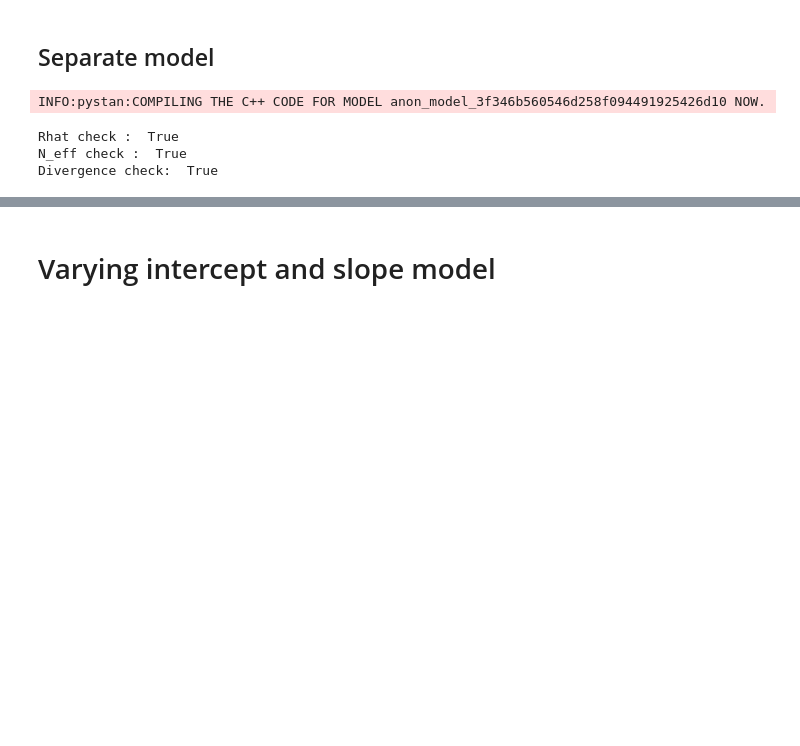
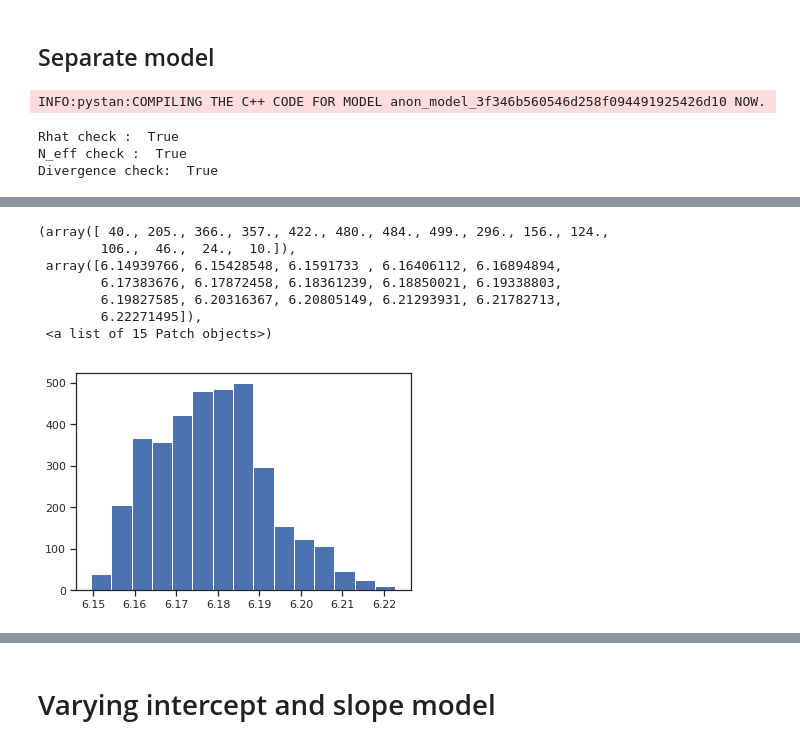
Before and after one commit to cthai721/bda-project, a Jupyter notebook: Effects on Learning of teaching experience.ipynb, the cells around one changed output, grey strips where cells are left out. Drawn from its saved outputs; the diff is of its cells as text; code cells hidden in the pictures; blank space fills up the shorter version.

```diff
--- a/Effects on Learning of teaching experience.ipynb
+++ b/Effects on Learning of teaching experience.ipynb
@@ -523,8 +525,19 @@ dtype: float64
 # %%
 Y_pred = []
 for i in range(X_test.shape[0]):
     school = X_test.loc[i, 'school']
     Y_pred.append(alpha[school-1] + beta*X_test.loc[i, 'year_teaching'])
+
+plt.hist(y_pred, bins = 15)
+# %% [output]
+(array([ 40., 205., 366., 357., 422., 480., 484., 499., 296., 156., 124.,
+        106.,  46.,  24.,  10.]),
+ array([6.14939766, 6.15428548, 6.1591733 , 6.16406112, 6.16894894,
+        6.17383676, 6.17872458, 6.18361239, 6.18850021, 6.19338803,
+        6.19827585, 6.20316367, 6.20805149, 6.21293931, 6.21782713,
+        6.22271495]),
+ <a list of 15 Patch objects>)
+[figure, added]
 # %%
 MAE(Y_pred, Y_test)
 # %% [output]
```
Also changed, not shown: parts of 15 cells of this notebook.
